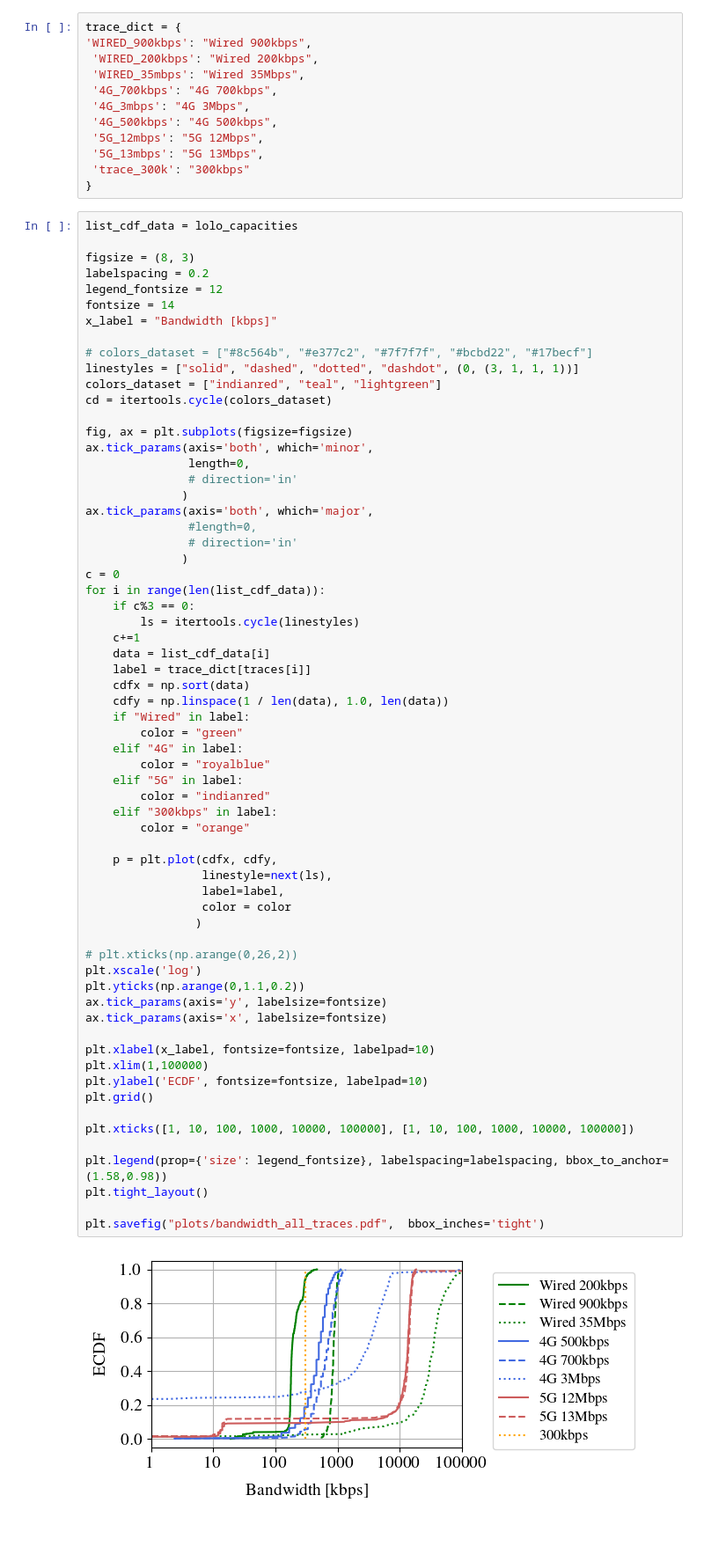
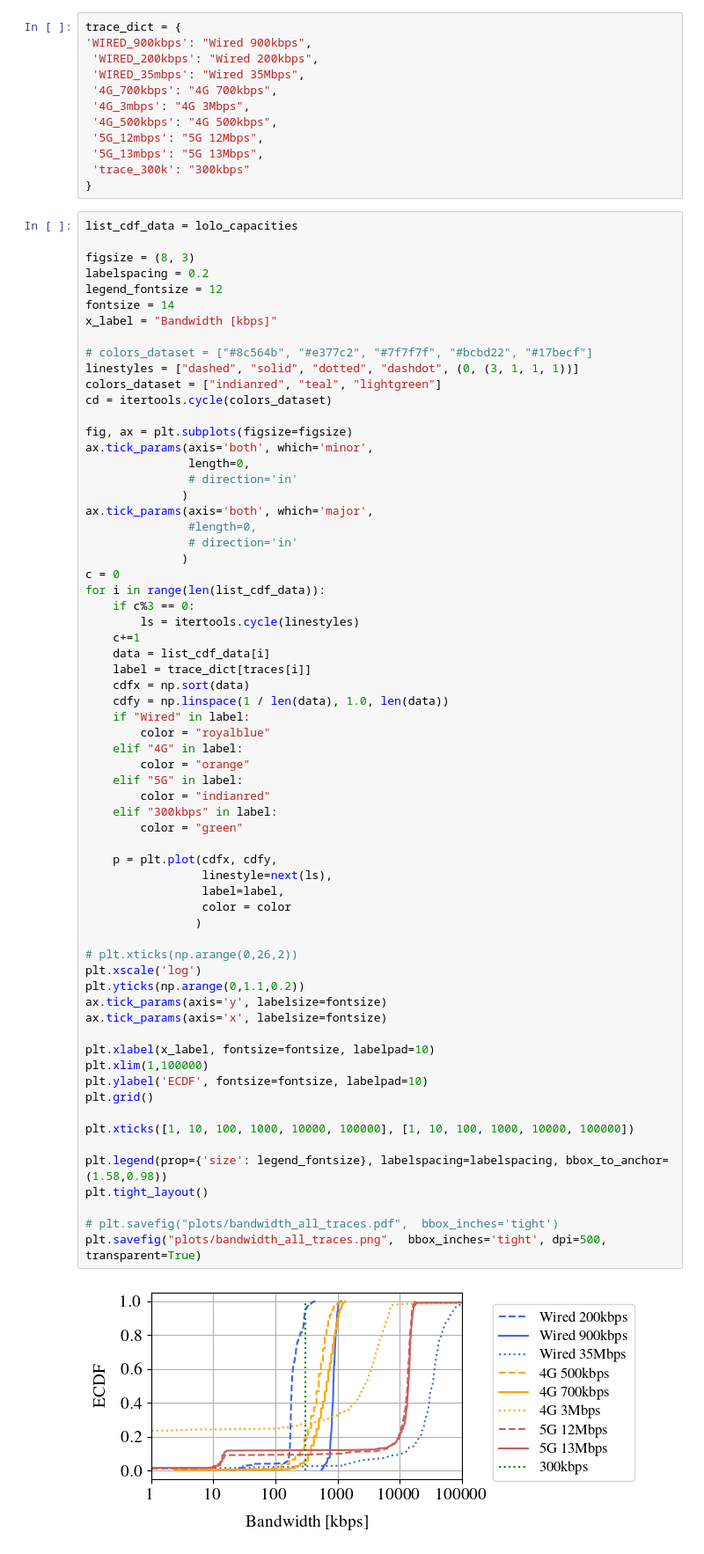
Before and after one commit to denama/ReCoCo, a Jupyter notebook: simulation_analysis/plot_bandwidth_cdf.ipynb, the cells around one changed output. Shown: that part at 88% size. Cells and saved outputs as stored; diff of their text form.

```diff
--- a/simulation_analysis/plot_bandwidth_cdf.ipynb
+++ b/simulation_analysis/plot_bandwidth_cdf.ipynb
@@ -128,7 +128,7 @@ fontsize = 14
 x_label = "Bandwidth [kbps]"
 
 # colors_dataset = ["#8c564b", "#e377c2", "#7f7f7f", "#bcbd22", "#17becf"]
-linestyles = ["solid", "dashed", "dotted", "dashdot", (0, (3, 1, 1, 1))]
+linestyles = ["dashed", "solid", "dotted", "dashdot", (0, (3, 1, 1, 1))]
 colors_dataset = ["indianred", "teal", "lightgreen"]
 cd = itertools.cycle(colors_dataset)
 
@@ -151,39 +151,40 @@ for i in range(len(list_cdf_data)):
     cdfx = np.sort(data)
     cdfy = np.linspace(1 / len(data), 1.0, len(data))
     if "Wired" in label:
-        color = "green"
+        color = "royalblue"
     elif "4G" in label:
-        color = "royalblue"
+        color = "orange"
     elif "5G" in label:
         color = "indianred"
     elif "300kbps" in label:
-        color = "orange"
+        color = "green"
 
     p = plt.plot(cdfx, cdfy,
                  linestyle=next(ls),
                  label=label,
                  color = color
                 )
 
 # plt.xticks(np.arange(0,26,2))
 plt.xscale('log')
 plt.yticks(np.arange(0,1.1,0.2))
 ax.tick_params(axis='y', labelsize=fontsize)
 ax.tick_params(axis='x', labelsize=fontsize)
 
 plt.xlabel(x_label, fontsize=fontsize, labelpad=10)
 plt.xlim(1,100000)
 plt.ylabel('ECDF', fontsize=fontsize, labelpad=10)
 plt.grid()
 
 plt.xticks([1, 10, 100, 1000, 10000, 100000], [1, 10, 100, 1000, 10000, 100000])
 
 plt.legend(prop={'size': legend_fontsize}, labelspacing=labelspacing, bbox_to_anchor=(1.58,0.98))
 plt.tight_layout()
 
-plt.savefig("plots/bandwidth_all_traces.pdf",  bbox_inches='tight')
+# plt.savefig("plots/bandwidth_all_traces.pdf",  bbox_inches='tight')
+plt.savefig("plots/bandwidth_all_traces.png",  bbox_inches='tight', dpi=500, transparent=True)
 # %% [output]
-[figure, old version]
+[figure, new version]
 # %%
 ax.get_xticks()
 # %% [output]
```
Also changed, not shown: parts of 2 cells of this notebook, 6 other files.
